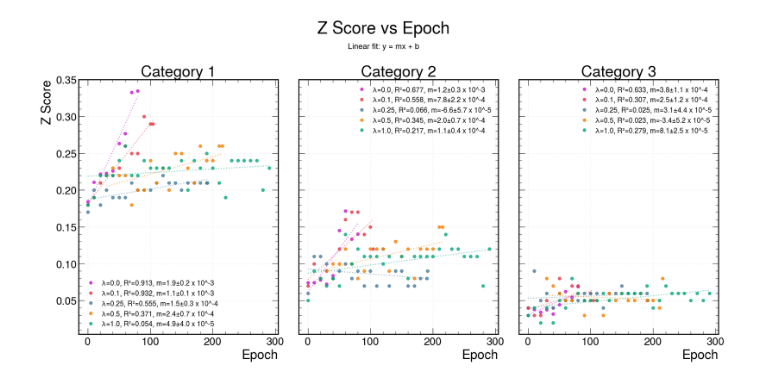
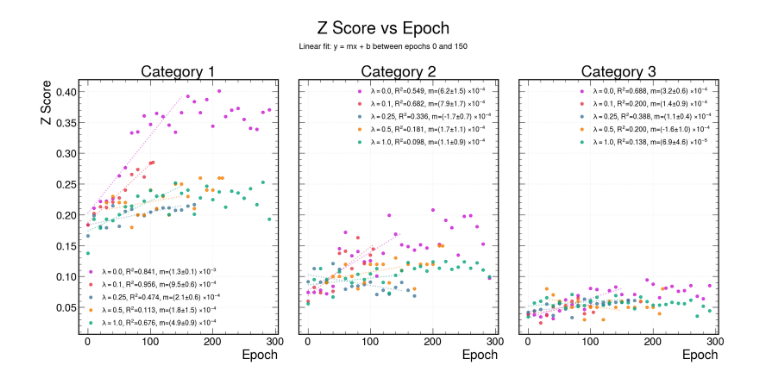
Before and after one commit to nitishkumarkv/HHbbgg_conditional_classifiers, a Jupyter notebook: notebooks/DisCo_comparison.ipynb, the cells around one changed output. Saved outputs shown, nothing was run; the diff lists cells and outputs as text; code cells hidden in the pictures.

Commit message:
added trend comparison plots; fully utilizing load_categorization_results function to load data

```diff
--- a/notebooks/DisCo_comparison.ipynb
+++ b/notebooks/DisCo_comparison.ipynb
@@ -1406,10 +1381,10 @@ df_100 = pd.concat([df_100, pd.DataFrame([{
 }])], ignore_index=True)
 # %%
 df_000 = load_categorization_results(0.00, "../Version_20250524_MVAID_forPreApp/.sculpting_300epochs_0.00DisCo-SigUpweight-nonResmask-MggMjj-1.0min1000max-thresholds0.5HH0.1nonRes", verbose=False)
-# df_010 = load_categorization_results(0.10, "../Version_20250524_MVAID_forPreApp/.sculpting_104epochs_0.1DisCo-SigUpweight-nonResmask-MggMjj-1.0min1000max-thresholds0.5HH0.01nonRes")
-# df_025 = load_categorization_results(0.25, "../Version_20250524_MVAID_forPreApp/.sculpting_191epochs_0.25DisCo-SigUpweight-nonResmask-MggMjj-1.0min1000max-thresholds0.5HH0.1nonRes")
-# df_050 = load_categorization_results(0.50, "../Version_20250524_MVAID_forPreApp/.sculpting_215epochs_0.5DisCo-SigUpweight-nonResmask-MggMjj-1.0min1000max-thresholds0.5HH0.01nonRes")
-# df_100 = load_categorization_results(1.00, "../Version_20250524_MVAID_forPreApp/.sculpting_290epochs_1.0DisCo-SigUpweight-nonResmask-MggMjj-1.0min1000max-thresholds0.5HH0.01nonRes")
+df_010 = load_categorization_results(0.10, "../Version_20250524_MVAID_forPreApp/.sculpting_104epochs_0.1DisCo-SigUpweight-nonResmask-MggMjj-1.0min1000max-thresholds0.5HH0.01nonRes")
+df_025 = load_categorization_results(0.25, "../Version_20250524_MVAID_forPreApp/.sculpting_191epochs_0.25DisCo-SigUpweight-nonResmask-MggMjj-1.0min1000max-thresholds0.5HH0.1nonRes")
+df_050 = load_categorization_results(0.50, "../Version_20250524_MVAID_forPreApp/.sculpting_215epochs_0.5DisCo-SigUpweight-nonResmask-MggMjj-1.0min1000max-thresholds0.5HH0.01nonRes")
+df_100 = load_categorization_results(1.00, "../Version_20250524_MVAID_forPreApp/.sculpting_290epochs_1.0DisCo-SigUpweight-nonResmask-MggMjj-1.0min1000max-thresholds0.5HH0.01nonRes")
 
 df = pd.DataFrame(columns=COLUMNS)
 df = pd.concat([df, df_000], ignore_index=True)
@@ -1584,8 +1637,10 @@ fig, axes = plt.subplots(1, 3, figsize=(20, 10), sharey=True)
 fig.suptitle('Z Score vs Epoch', fontsize=34, y=1.00)
 
 # Add textbox at the top of the figure
-fig.text(0.5, 0.92, 'Linear fit: y = mx + b',
+fig.text(0.5, 0.92, 'Linear fit: y = mx + b between epochs 0 and 150',
          ha='center', fontsize=16)
+
+slopes_fitted_Z: dict[float, dict[str, dict[str, float]]] = {} # {decorr_lambda: {'cat': {'slope': float, 'intercept': float, 'slope_uncertainty': float, 'r_squared': float}}}
 
 # Plot each category in a separate subplot
 for cat_idx, cat in enumerate(['cat1', 'cat2', 'cat3'], 1):
@@ -1613,29 +1668,49 @@ for cat_idx, cat in enumerate(['cat1', 'cat2', 'cat3'], 1):
         x = x[mask]
         y = y[mask]
 
-        if len(x) < 2:
+        # Limit to epochs between 0 and 150 for linear fit
+        fit_mask = (x >= 0) & (x <= 150)
+        x_fit = x[fit_mask]
+        y_fit = y[fit_mask]
+
+        if len(x_fit) < 2:
             continue
 
         # Fit linear model y = mx + b
-        slope, intercept = np.polyfit(x, y, 1)
+        slope, intercept = np.polyfit(x_fit, y_fit, 1)
 
         # Calculate R^2
-        y_pred = slope * x + intercept
-        ss_res = np.sum((y - y_pred) ** 2)
-        ss_tot = np.sum((y - np.mean(y)) ** 2)
+        y_pred = slope * x_fit + intercept
+        ss_res = np.sum((y_fit - y_pred) ** 2)
+        ss_tot = np.sum((y_fit - np.mean(y_fit)) ** 2)
         r_squared = 1 - (ss_res / ss_tot)
 
         # Calculate uncertainty in slope
-        n = len(x)
-        residuals = y - y_pred
+        n = len(x_fit)
+        residuals = y_fit - y_pred
         s_residual = np.sqrt(np.sum(residuals**2) / (n - 2))
-        s_x = np.sqrt(np.sum((x - np.mean(x))**2))
+        s_x = np.sqrt(np.sum((x_fit - np.mean(x_fit))**2))
         slope_uncertainty = s_residual / s_x
+
+        # Store fitted parameters
+        slopes_fitted_Z.setdefault(decorr_lambda, {})[cat] = {
+            'slope': slope,
+            'intercept': intercept,
+            'slope_uncertainty': slope_uncertainty,
+            'r_squared': r_squared
+        }
 
         # Slope nearest exponent for better readability
         exponent = np.floor(np.log10(abs(slope))) if slope != 0 else 0
-        slope_arg = slope / (10**exponent)
-        slope_uncertainty_arg = slope_uncertainty / (10**exponent)
+        slope_mantissa = slope / (10**exponent)
+        slope_uncertainty_mantissa = slope_uncertainty / (10**exponent)
+
+        label_text = (
+            r"$\lambda=$" + f"{decorr_lambda}, "
+            + r"R$^2$=" + f"{r_squared:.3f}, "
+            + r"m=(" + f"{slope_mantissa:.1f}" + r"$\pm$" + f"{slope_uncertainty_mantissa:.1f}) "
+            + r"$\times 10^{" + f"{int(exponent)}" + r"}$"
+        )
 
         # Plot data points with R^2 and slope in label
         ax.plot(
@@ -1643,36 +1718,71 @@ for cat_idx, cat in enumerate(['cat1', 'cat2', 'cat3'], 1):
             y,
             # label=f'λ={decorr_lambda}, R²={r_squared:.3f}, m={slope:.4f}±{slope_uncertainty:.4f}', # loses some small values
             # label=f'λ={decorr_lambda}, R²={r_squared:.3f}, m={slope:.2e}±{slope_uncertainty:.2e}', # messy
-            label=f'λ={decorr_lambda}, R²={r_squared:.3f}, m={slope_arg:.1f}±{slope_uncertainty_arg:.1f} x 10^{int(exponent)}',
+            # label=f'λ={decorr_lambda}, R²={r_squared:.3f}, m=({slope_mantissa:.1f}±{slope_uncertainty_mantissa:.1f}) x 10^{int(exponent)}',
+            label=label_text,
             marker='o',
             linestyle=linestyles[decorr_lambda] if CONNECT_DOTS else 'none',
             color=colors[decorr_lambda],
             alpha=0.8,
             markersize=6
         )
 
         # Generate trendline
-        x_trend = np.linspace(x.min(), x.max(), 100)
+        x_trend = np.linspace(x_fit.min(), x_fit.max(), 100)
         y_trend = slope * x_trend + intercept
 
         # Plot trendline
         ax.plot(
             x_trend,
             y_trend,
             linestyle=':',
             color=colors[decorr_lambda],
             alpha=0.5,
             linewidth=2
         )
 
     ax.set_title(f'Category {cat_idx}')
     ax.set_xlabel('Epoch')
     if cat_idx == 1:
         ax.set_ylabel('Z Score')
     ax.legend(fontsize=14)
     ax.grid(True, alpha=0.3)
 
 plt.tight_layout()
 plt.show()
+
+
+# Plot slopes of Z scores as a function of decorr_lambda with error bars
+fig, ax = plt.subplots(figsize=(10, 6))
+
+for cat_idx, cat in enumerate(['cat1', 'cat2', 'cat3'], 1):
+    lambdas = []
+    slopes = []
+    slope_uncertainties = []
+
+    for decorr_lambda, cat_data in slopes_fitted_Z.items():
+        if cat in cat_data:
+            lambdas.append(decorr_lambda)
+            slopes.append(cat_data[cat]['slope'])
+            slope_uncertainties.append(cat_data[cat]['slope_uncertainty'])
+
+    ax.errorbar(
+        lambdas,
+        slopes,
+        yerr=slope_uncertainties,
+        label=f'Category {cat_idx}',
+        marker=LAMBDA_MARKERS.get(cat_idx, 'o'),
+        linestyle='-',
+        markersize=8,
+        capsize=5
+    )
+ax.axhline(0, color='gray', linestyle='--', linewidth=0.8)
+ax.set_title(r'Slope of Z Score vs Epoch (0-150) as Function of Decorrelation $\lambda$ Hyperparameter', fontsize=16)
+ax.set_xlabel(r'Decorrelation Hyperparameter ($\lambda$)')
+ax.set_ylabel(r'$\partial Z / \partial(epoch)$')
+ax.legend()
+ax.grid(True, alpha=0.3)
+plt.tight_layout()
+plt.show()
 # %% [output]
-[figure, old version]
+[figure, new version]
```
Also changed, not shown: parts of 6 cells of this notebook.
